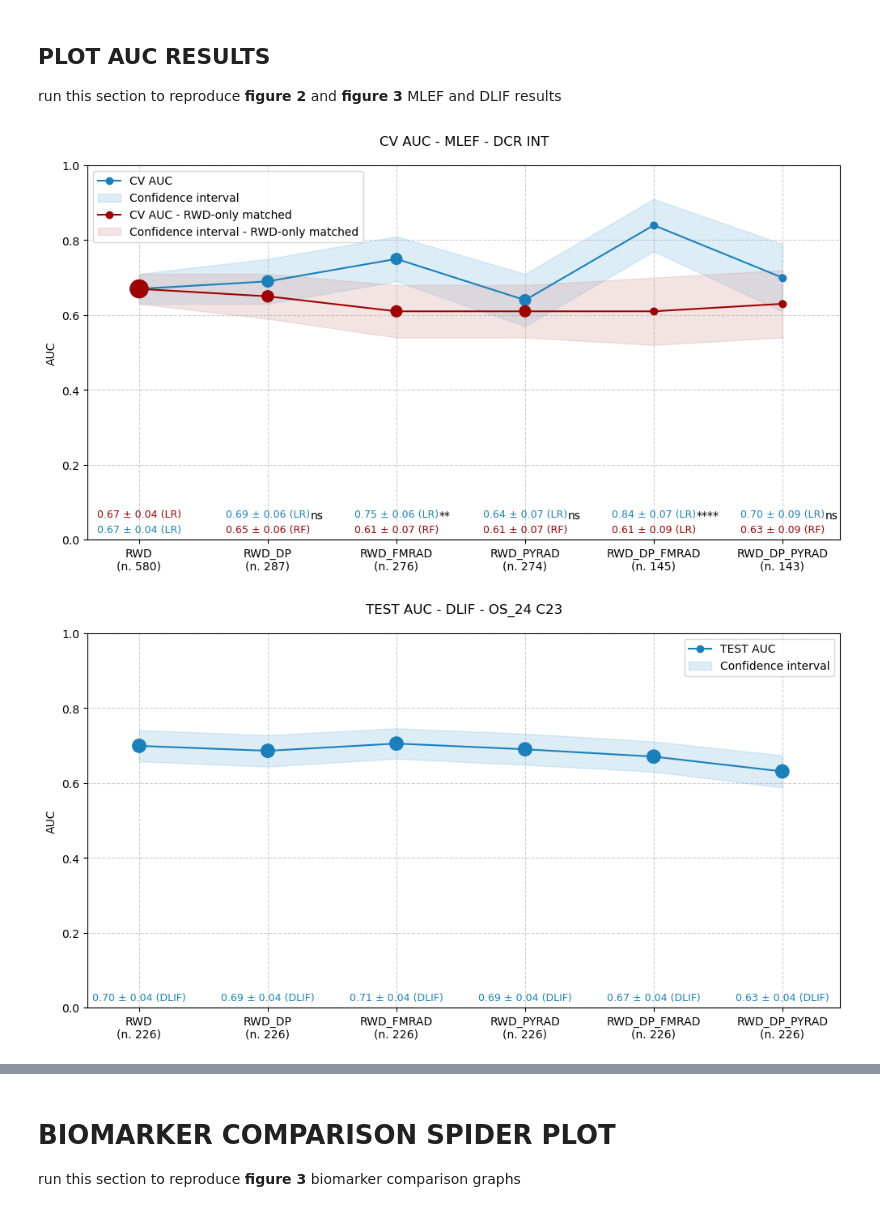
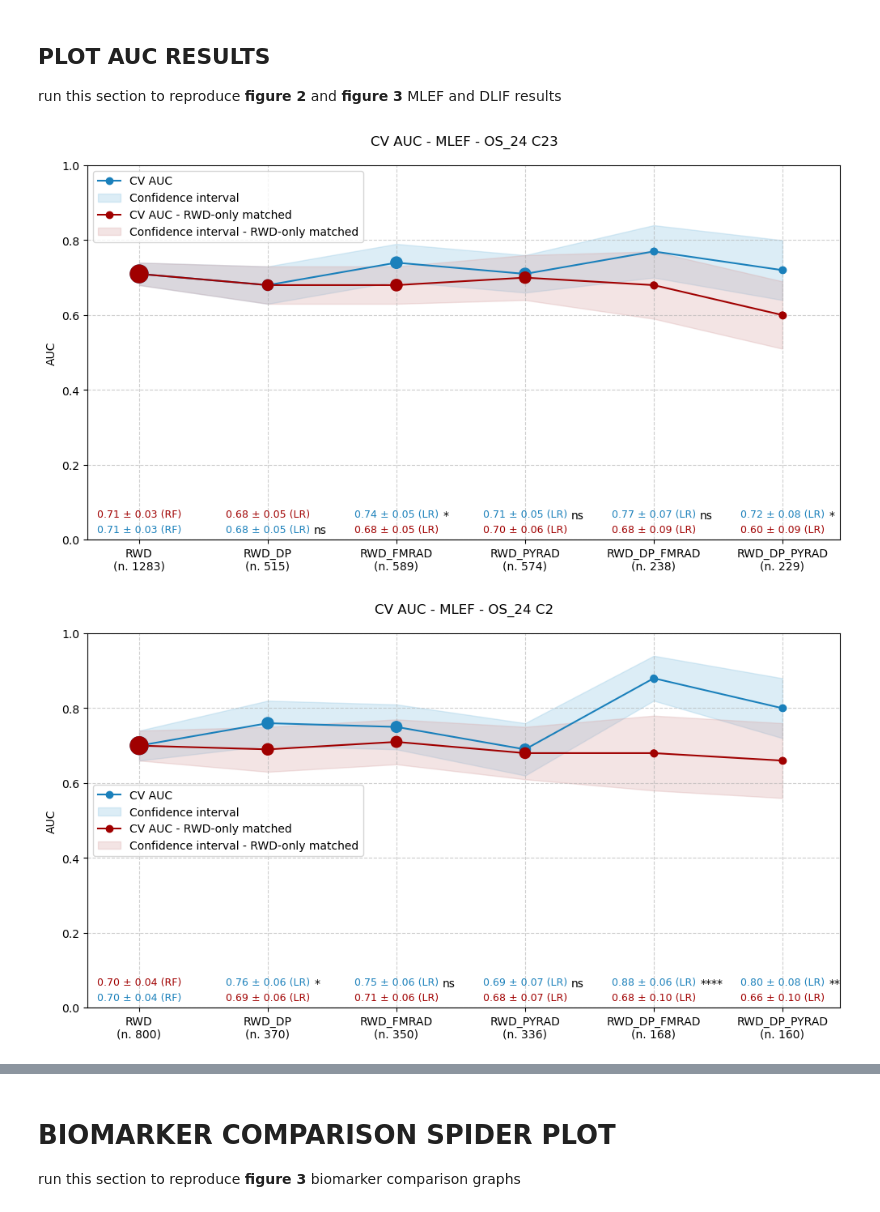
Before and after one commit to CostanzaSiniscalchi/I3LUNG_PDSS, a Jupyter notebook: graphs_classification.ipynb, the cells around one changed output, grey strips where cells are left out. Drawn from its saved outputs; the diff is of its cells as text; code cells hidden in the pictures.

Commit message:
final graphs

```diff
--- a/graphs_classification.ipynb
+++ b/graphs_classification.ipynb
@@ -41,46 +49,23 @@ run this section to reproduce **figure 2** and **figure 3** MLEF and DLIF result
 # %%
 plot_auc_results(
     architecture="MLEF",
-    outcome="DCR",
-    # analyses=["C23","C2","IO_ONLY", "HIGH_PDL1", "LOW_PDL1", "SQUAMOUS", "ADENOCARCINOMA", "IOCHT"],
-    analyses=["INT"],
+    outcome="OS_24",
+    analyses=["C23", "C2"],
     modality_order=[
         "RWD",
         "RWD_DP",
         "RWD_FMRAD",
         "RWD_PYRAD",
         "RWD_DP_FMRAD",
         "RWD_DP_PYRAD"
     ],
     exclude_modalities=("DP", "FMRAD", "PYRAD"),
     title_prefix=None,
     min_bubble=30,
     max_bubble=250,
     show=True,
-    save_dir='graphs'
+    save_dir=None
 )
 # %% [output]
-[figure, old version]
+[figure, new version]
+[figure, added]
-# %%
-plot_auc_results(
-    architecture="DLIF",
-    outcome="OS_24",
-    analyses=["C23"],
-    modality_order=[
-        "RWD",
-        "RWD_DP",
-        "RWD_FMRAD",
-        "RWD_PYRAD",
-        "RWD_DP_FMRAD",
-        "RWD_DP_PYRAD"
-    ],
-    exclude_modalities=("DP", "FMRAD", "PYRAD", "RWD_RADFM_DP_GENOMICS", "RWD_RADPY_DP_GENOMICS"),
-    title_prefix='TEST AUC - DLIF',
-    min_bubble=30,
-    max_bubble=250,
-    show=True,
-    save_dir=None,
-    use_preds = use_preds
-)
-# %% [output]
-[figure, removed]
```
Also changed, not shown: parts of 23 cells of this notebook, 1 other file.
